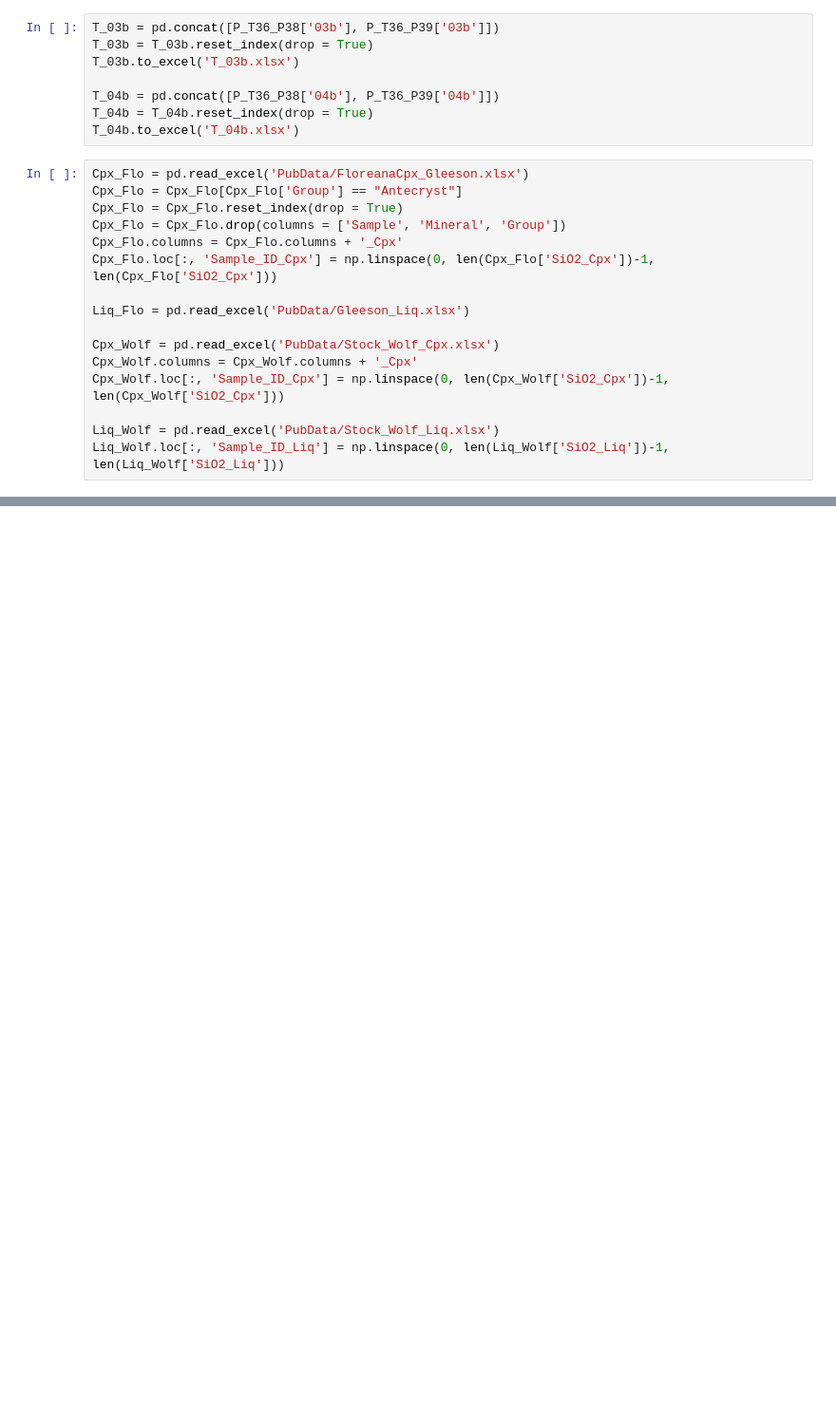
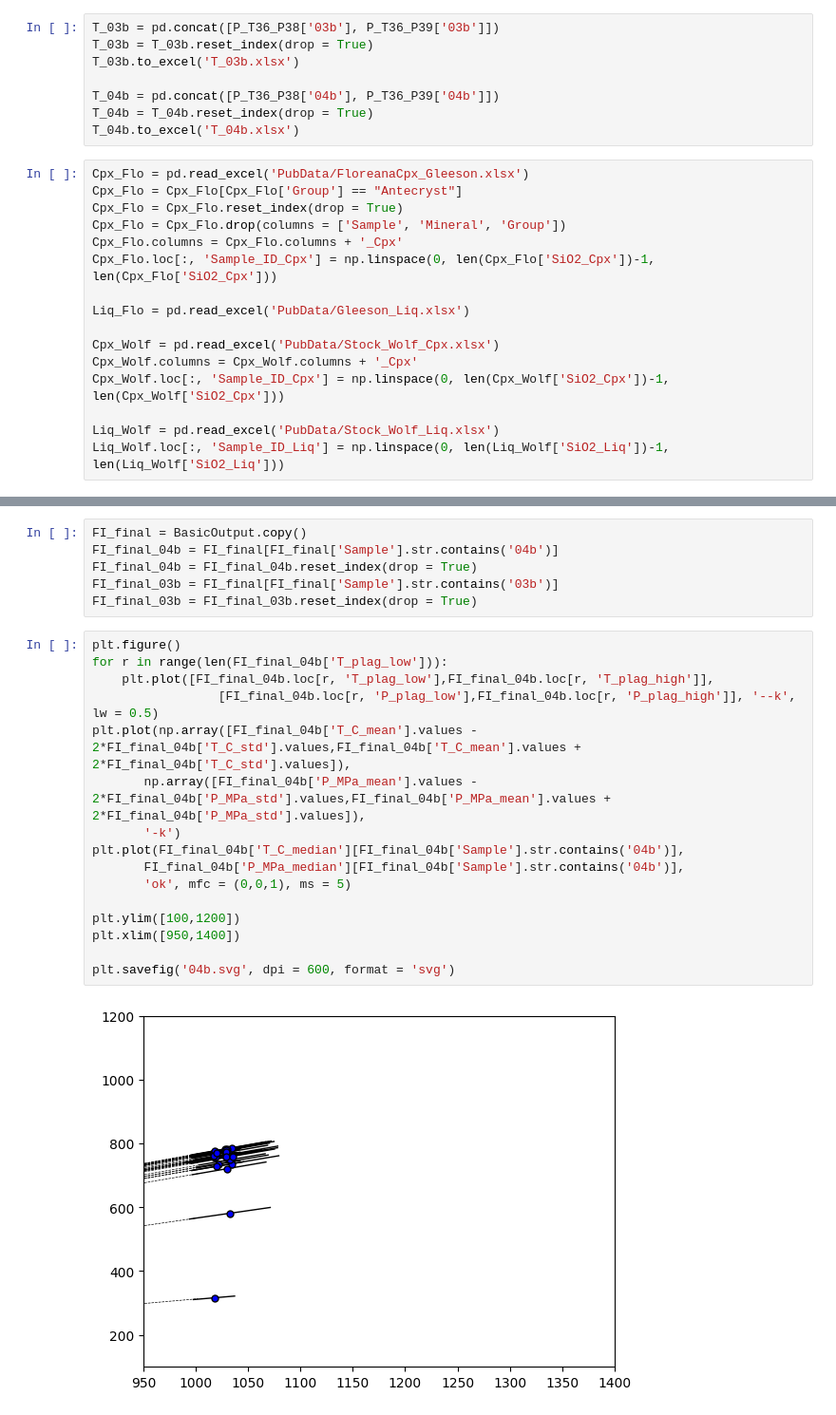
Before and after one commit to gleesonm1/GleesonEtAl_JPet_2024_supplement, a Jupyter notebook: Code_Figures/Fig10.ipynb, the cells around one changed output, grey strips where cells are left out. Shown at 95% size. Drawn from its saved outputs; the diff is of its cells as text; blank space fills up the shorter version.

```diff
--- a/Code_Figures/Fig10.ipynb
+++ b/Code_Figures/Fig10.ipynb
@@ -272,0 +298,24 @@ plt.savefig('Fig10.svg', dpi = 600, format = 'svg')
+# %%
+FI_final = BasicOutput.copy()
+FI_final_04b = FI_final[FI_final['Sample'].str.contains('04b')]
+FI_final_04b = FI_final_04b.reset_index(drop = True)
+FI_final_03b = FI_final[FI_final['Sample'].str.contains('03b')]
+FI_final_03b = FI_final_03b.reset_index(drop = True)
+# %%
+plt.figure()
+for r in range(len(FI_final_04b['T_plag_low'])):
+    plt.plot([FI_final_04b.loc[r, 'T_plag_low'],FI_final_04b.loc[r, 'T_plag_high']],
+                 [FI_final_04b.loc[r, 'P_plag_low'],FI_final_04b.loc[r, 'P_plag_high']], '--k', lw = 0.5)
+plt.plot(np.array([FI_final_04b['T_C_mean'].values - 2*FI_final_04b['T_C_std'].values,FI_final_04b['T_C_mean'].values + 2*FI_final_04b['T_C_std'].values]),
+       np.array([FI_final_04b['P_MPa_mean'].values - 2*FI_final_04b['P_MPa_std'].values,FI_final_04b['P_MPa_mean'].values + 2*FI_final_04b['P_MPa_std'].values]),
+       '-k')
+plt.plot(FI_final_04b['T_C_median'][FI_final_04b['Sample'].str.contains('04b')],
+       FI_final_04b['P_MPa_median'][FI_final_04b['Sample'].str.contains('04b')],
+       'ok', mfc = (0,0,1), ms = 5)
+
+plt.ylim([100,1200])
+plt.xlim([950,1400])
+
+plt.savefig('04b.svg', dpi = 600, format = 'svg')
+# %% [output]
+[figure, added]
```
Also changed, not shown: parts of 6 cells of this notebook, 1 other file.
